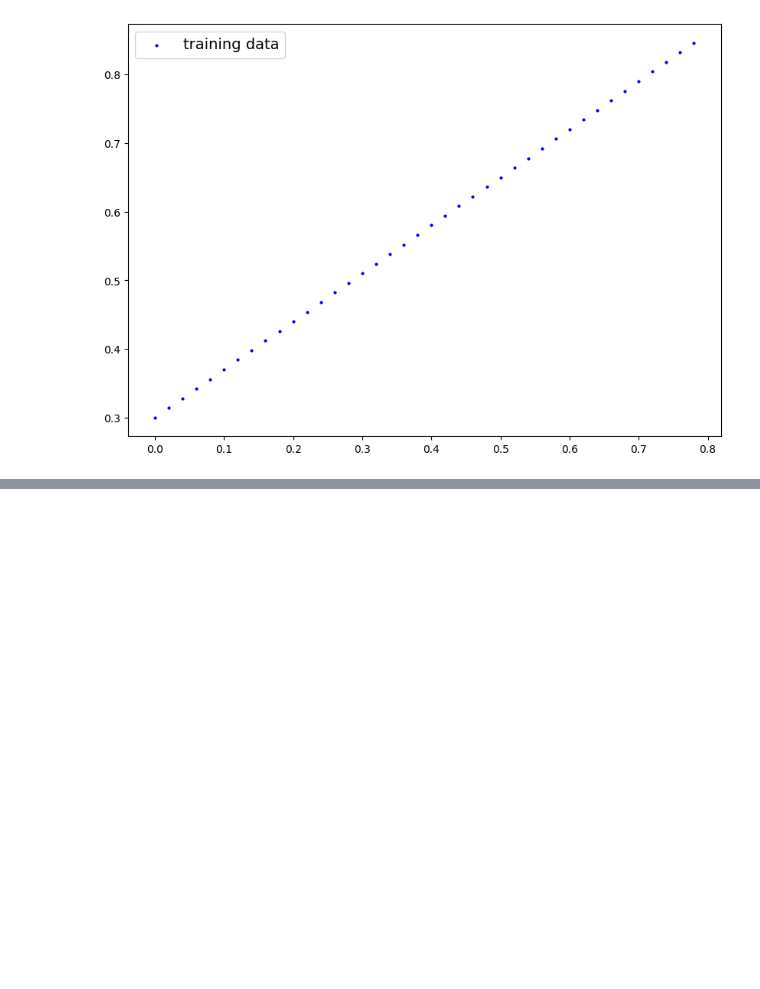
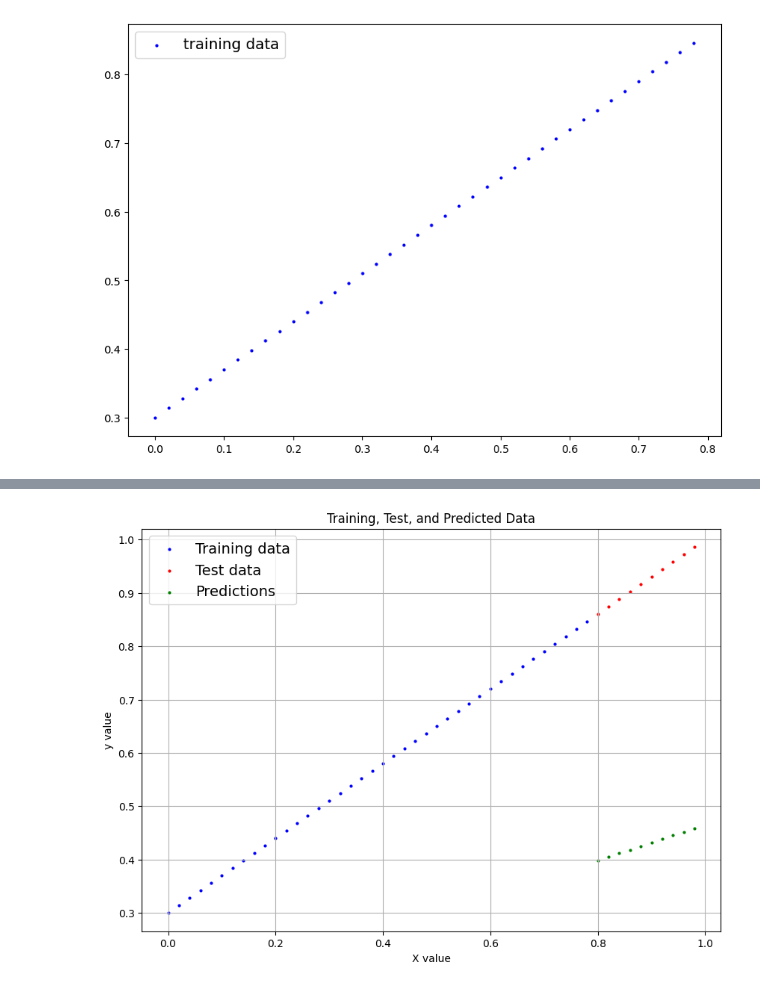
Before and after one commit to saim9211/DeepLearning, a Jupyter notebook: 01_pytorch_workflow.ipynb, the cells around one changed output, grey strips where cells are left out. Drawn from its saved outputs; the diff is of its cells as text; code cells hidden in the pictures; blank space fills up the shorter version.

Commit message:
prediction done ,loss function ,optimizer

```diff
--- a/01_pytorch_workflow.ipynb
+++ b/01_pytorch_workflow.ipynb
@@ -77,0 +84,7 @@ class LinearRegressionMode(nn.Module):
+# %%
+# create the random seed
+torch.manual_seed(42)
+# create the instance of the model
+model_0=LinearRegressionMode()
+# checking the parameters
+list(model_0.parameters())
@@ -77,0 +106,6 @@ class LinearRegressionMode(nn.Module):
+# %%
+# make the perdiction
+with torch.inference_mode():
+  y_preds=model_0(X_test)
+
+y_preds
@@ -77,0 +155,20 @@ class LinearRegressionMode(nn.Module):
+# %%
+plt.figure(figsize=(10, 7))
+
+# Plot training data
+plt.scatter(X_train, y_train, c="b", s=4, label="Training data")
+
+# Plot test data
+plt.scatter(X_test, y_test, c="r", s=4, label="Test data")
+
+# Plot model's predictions (y_preds are based on X_test)
+plt.scatter(X_test, y_preds.cpu().numpy(), c="g", s=4, label="Predictions")
+
+# Show the legend
+plt.legend(prop={"size": 14})
+plt.xlabel("X value")
+plt.ylabel("y value")
+plt.title("Training, Test, and Predicted Data")
+plt.grid(True)
+# %% [output]
+[figure, added]
```
Also changed, not shown: parts of 11 cells of this notebook.
